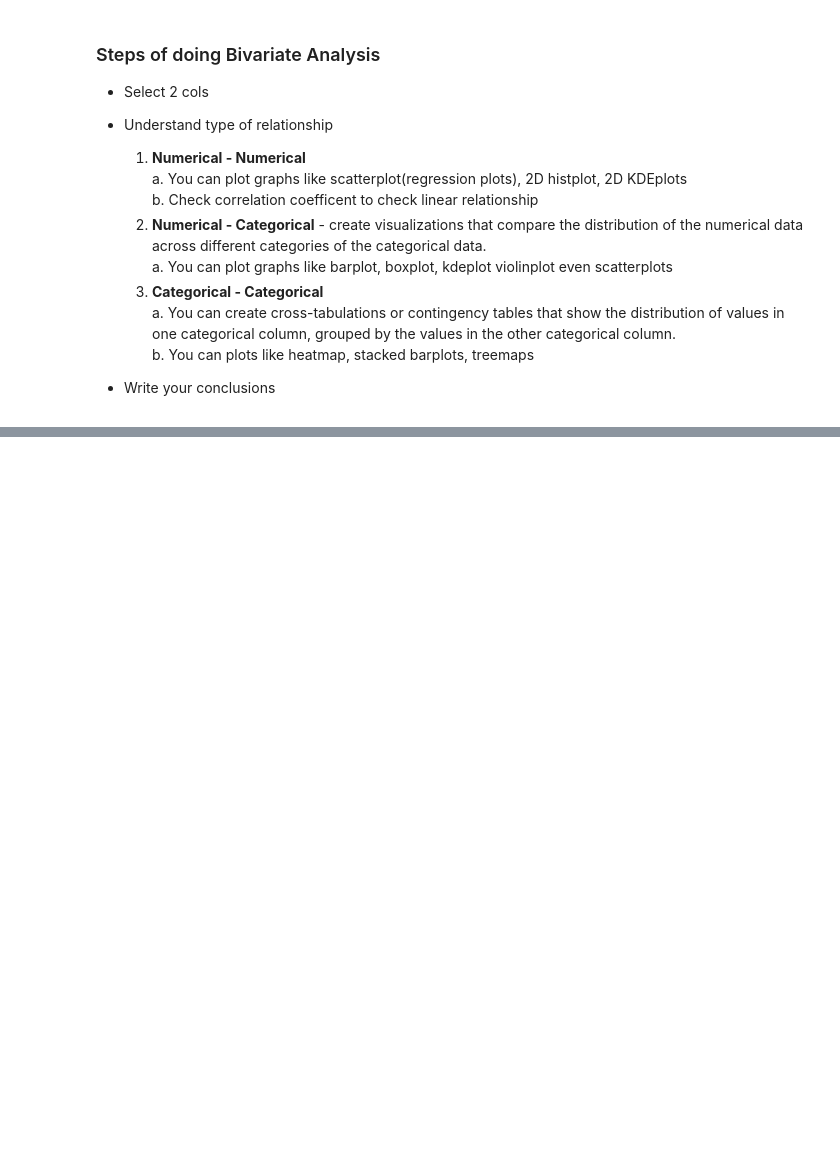
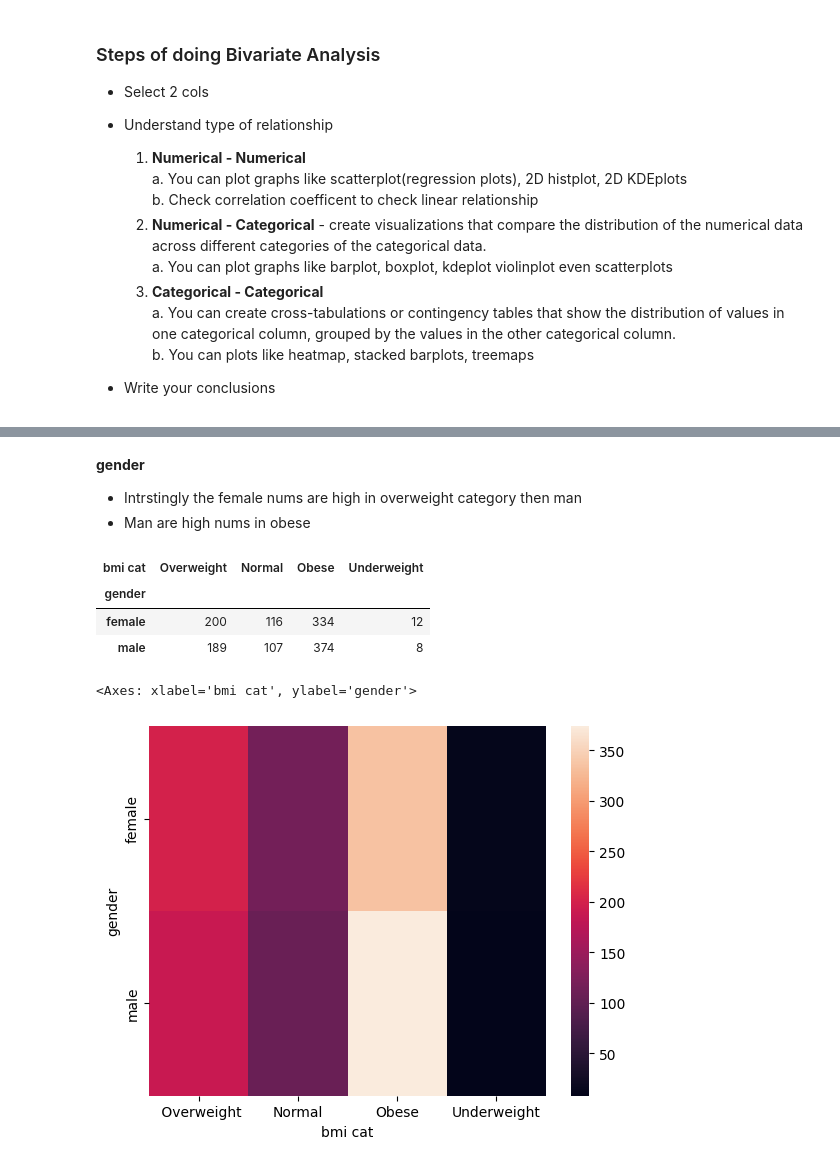
Before and after one commit to Misbahuddin111/Data-Analysis-process, a Jupyter notebook: 29 session EDA task.ipynb, the cells around one changed output, grey strips where cells are left out. Cells and saved outputs as stored; diff of their text form; code cells hidden in the pictures; blank space fills up the shorter version.

```diff
--- a/29 session EDA task.ipynb
+++ b/29 session EDA task.ipynb
@@ -385,0 +382,17 @@ df
+# %% [markdown]
+**gender**
+- Intrstingly the female nums are high in overweight category then man
+- Man are high nums in obese
+# %%
+# catigorical vs catigorical
+pd.crosstab(df['gender'],df['bmi cat'])
+# %% [output]
+| bmi cat | Overweight | Normal | Obese | Underweight |
+| gender |  |  |  |  |
+| female | 200 | 116 | 334 | 12 |
+| male | 189 | 107 | 374 | 8 |
+# %%
+sns.heatmap(pd.crosstab(df['gender'],df['bmi cat']))
+# %% [output]
+<Axes: xlabel='bmi cat', ylabel='gender'>
+[figure, added]
```
Also changed, not shown: parts of 6 cells of this notebook.
